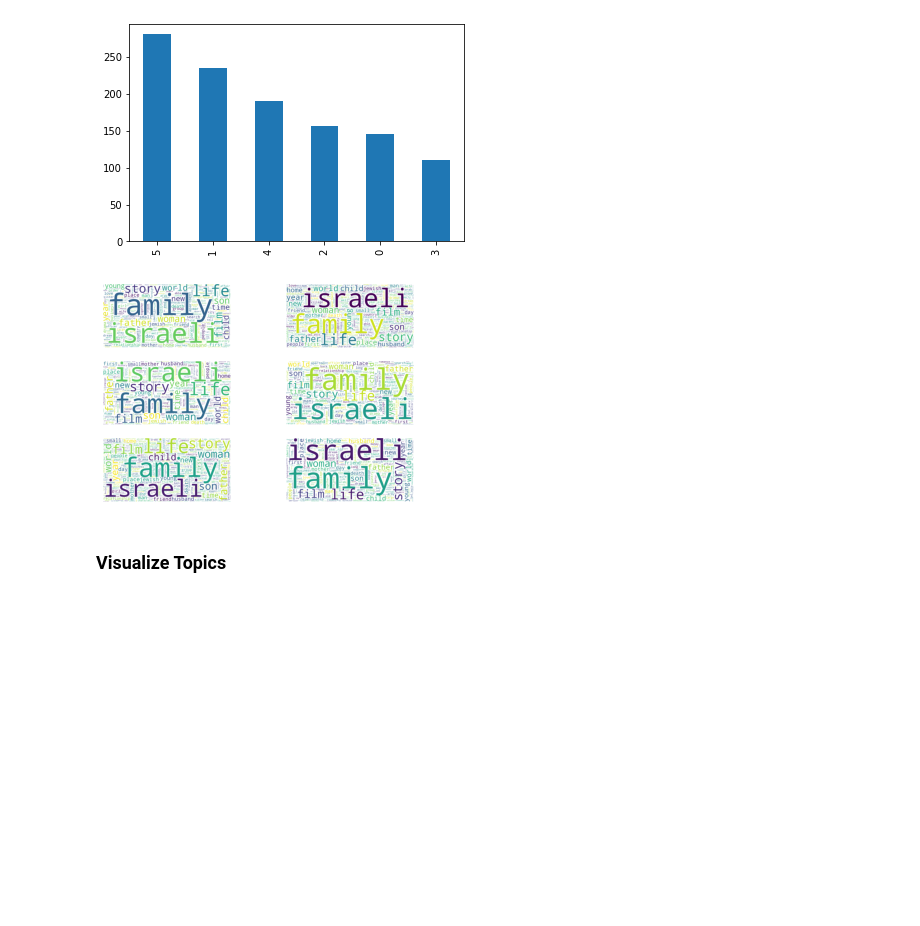
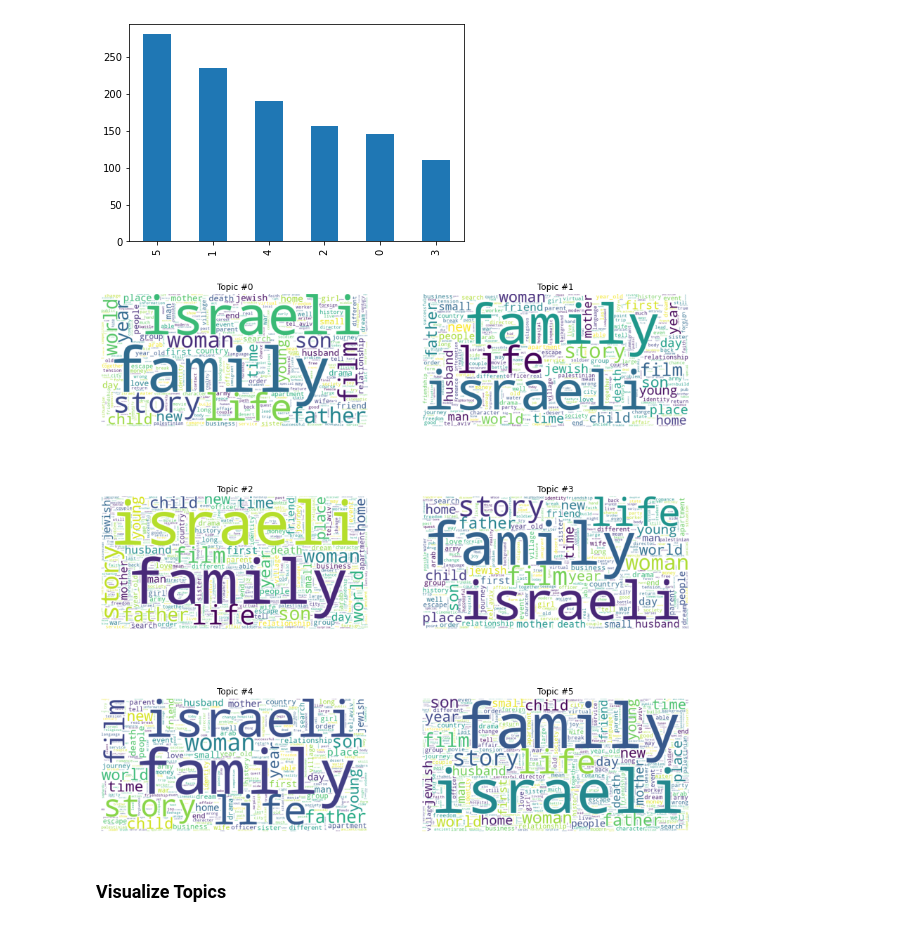
Before and after one commit to assafrbi/mini-project-Digital-Humanities, a Jupyter notebook: dh_mini.ipynb, the cells around one changed output. Saved outputs shown, nothing was run; the diff lists cells and outputs as text; code cells hidden in the pictures; blank space fills up the shorter version.

```diff
--- a/dh_mini.ipynb
+++ b/dh_mini.ipynb
@@ -558,13 +558,15 @@ def create_topic_specific_wordcloud(ready_data, source, topic):
   return wordcloud
 # %%
 fig = plt.figure()
+fig.set_figheight(15)
+fig.set_figwidth(15)
 for topic in range(num_topics):
-  ax = fig.add_subplot(num_topics/2, 2, topic+1)
+  ax = fig.add_subplot(num_topics/2, 2, topic+1, title = f'Topic #{topic}')
   wordcloud = create_topic_specific_wordcloud(ready_data, source=source, topic=topic)
   ax.imshow(wordcloud)
   ax.axis('off')
 # %% [output]
-[figure, old version]
+[figure, new version]
 # %% [markdown]
 ### Visualize Topics
 # %%
```
